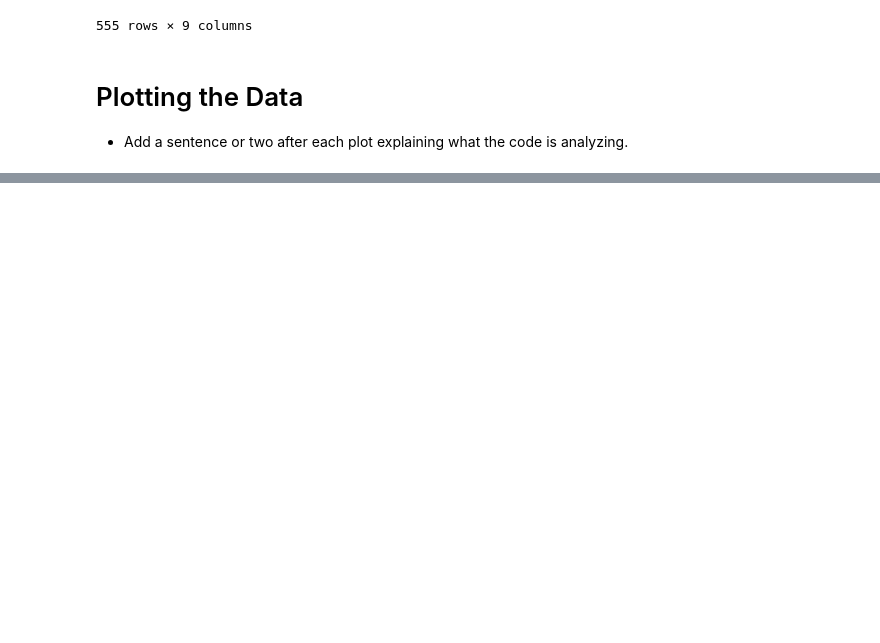
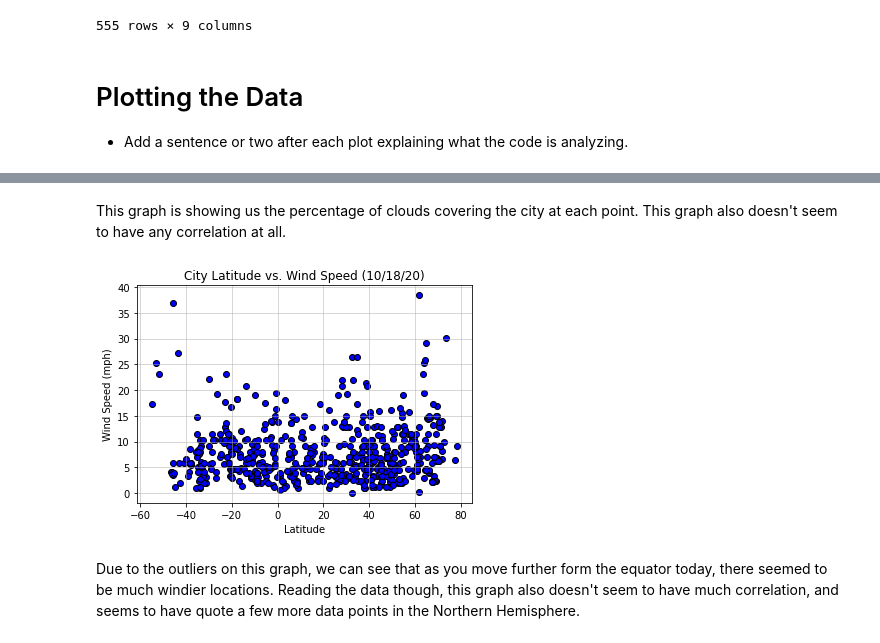
Before and after one commit to kcomalley14/python-api-challenge, a Jupyter notebook: Weatherpy/WeatherPy.ipynb, the cells around one changed output, grey strips where cells are left out. Drawn from its saved outputs; the diff is of its cells as text; code cells hidden in the pictures; blank space fills up the shorter version.

```diff
--- a/Weatherpy/WeatherPy.ipynb
+++ b/Weatherpy/WeatherPy.ipynb
@@ -191,0 +226,19 @@ plt.savefig('../output_data/lat_maxtemp_graph.png')
+# %% [markdown]
+This graph is showing us the percentage of clouds covering the city at each point. This graph also doesn't seem to have any correlation at all.
+# %%
+# Scatter Plot for Wind Speed vs Latitude
+plt.scatter(city_weather_df["Latitude"], city_weather_df["Wind Speed"], facecolor="b", edgecolor='black')
+
+# Set labels
+plt.title("City Latitude vs. Wind Speed (10/18/20)")
+plt.ylabel("Wind Speed (mph)")
+plt.xlabel("Latitude")
+
+# Add grid lines
+plt.grid(linestyle='-', linewidth=1, alpha=0.5)
+
+plt.savefig('../output_data/lat_windspeed_graph.png')
+# %% [output]
+[figure, added]
+# %% [markdown]
+Due to the outliers on this graph, we can see that as you move further form the equator today, there seemed to be much windier locations. Reading the data though, this graph also doesn't seem to have much correlation, and seems to have quote a few more data points in the Northern Hemisphere.
```
Also changed, not shown: parts of 5 cells of this notebook, 4 other files.
